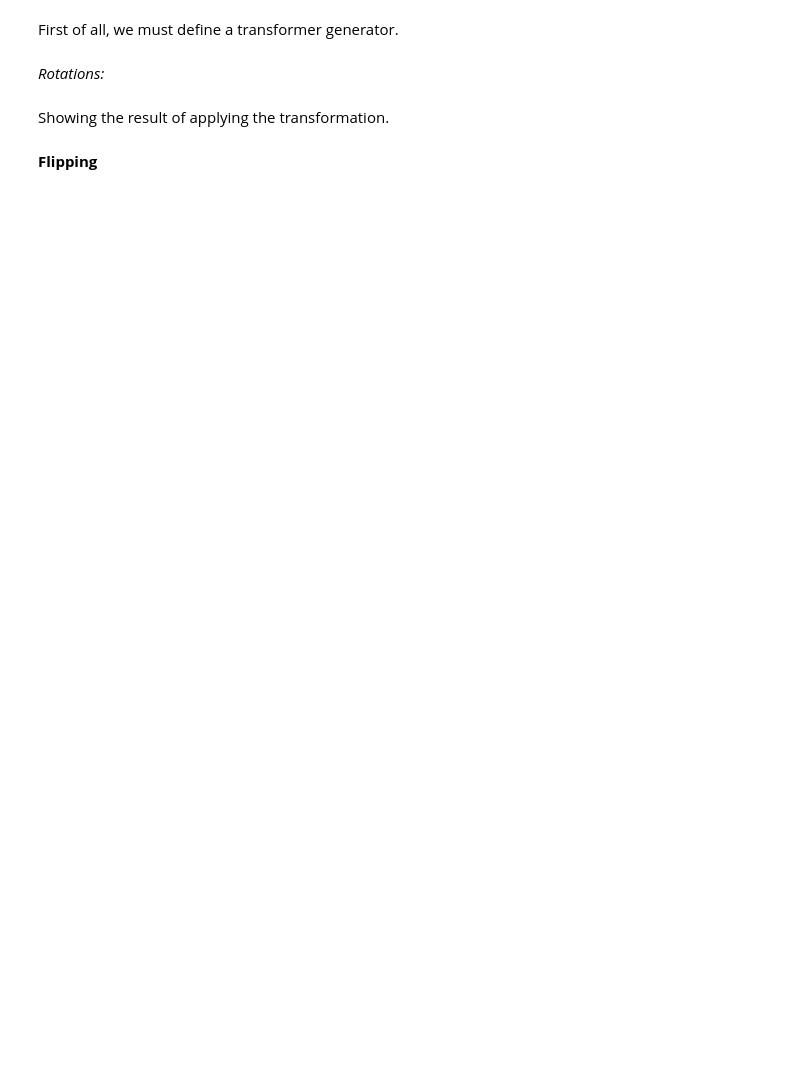
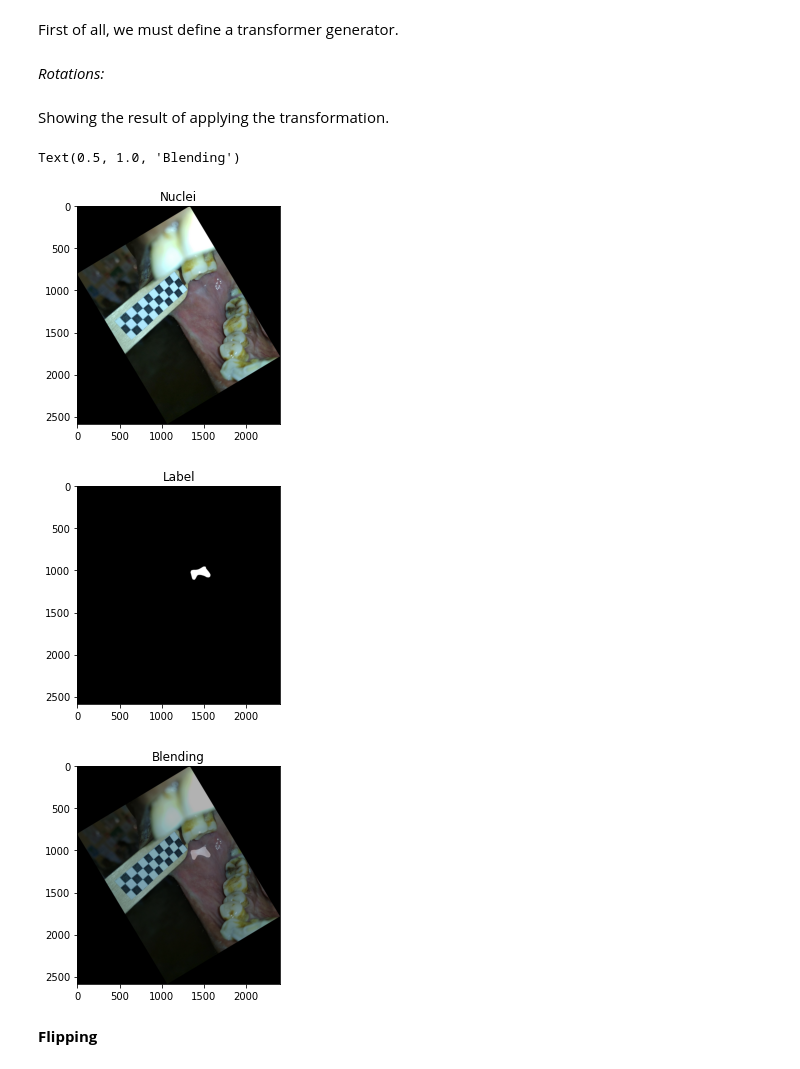
Before and after one commit to vikramverma1997/oral-lesion-segmentation, a Jupyter notebook: Seg_Augment_CLODSA.ipynb, the cells around one changed output. Saved outputs shown, nothing was run; the diff lists cells and outputs as text; code cells hidden in the pictures; blank space fills up the shorter version.

```diff
--- a/Seg_Augment_CLODSA.ipynb
+++ b/Seg_Augment_CLODSA.ipynb
@@ -116,24 +131,31 @@ transformer = transformerGenerator(PROBLEM)
 # %% [markdown]
 _Rotations:_
 # %%
+rotateRandom = createTechnique("rotate",{})
+augmentor.addTransformer(transformer(rotateRandom))
 for angle in [90]:
     rotate = createTechnique("rotate", {"angle" : angle})
     augmentor.addTransformer(transformer(rotate))
 # %% [markdown]
 Showing the result of applying the transformation.
 # %%
-rotationGenerator = transformer(rotate)
-# rotateImg,rotateLabel = rotationGenerator.transform(img,label)
-# plt.figure()
-# plt.imshow(rotateImg[:,:,::-1])
-# plt.title("Nuclei")
-# plt.figure()
-# plt.imshow(rotateLabel[:,:,::-1]*60)
-# plt.title("Label")
-# dst = cv2.addWeighted(rotateImg,0.7,rotateLabel,0.3,0)
-# plt.figure()
-# plt.imshow(dst[:,:,::-1])
-# plt.title("Blending")
+rotationGenerator = transformer(rotateRandom)
+rotateImg,rotateLabel = rotationGenerator.transform(img,label)
+plt.figure()
+plt.imshow(rotateImg[:,:,::-1])
+plt.title("Nuclei")
+plt.figure()
+plt.imshow(rotateLabel[:,:,::-1])
+plt.title("Label")
+dst = cv2.addWeighted(rotateImg,0.7,rotateLabel,0.3,0)
+plt.figure()
+plt.imshow(dst[:,:,::-1])
+plt.title("Blending")
+# %% [output]
+Text(0.5, 1.0, 'Blending')
+[figure, added]
+[figure, added]
+[figure, added]
 # %% [markdown]
 **Flipping**
 # %%
```
Also changed, not shown: parts of 20 cells of this notebook.
